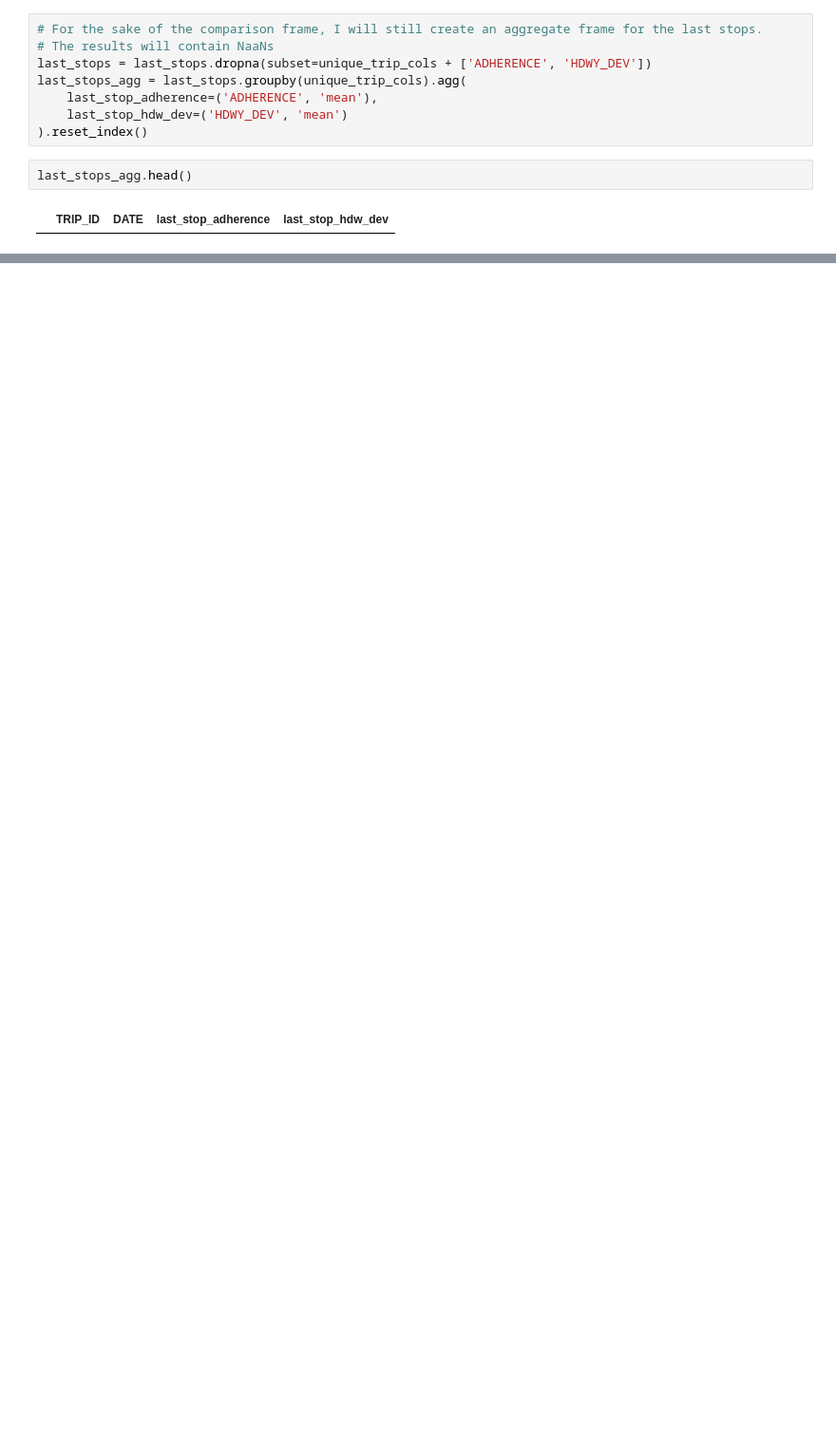
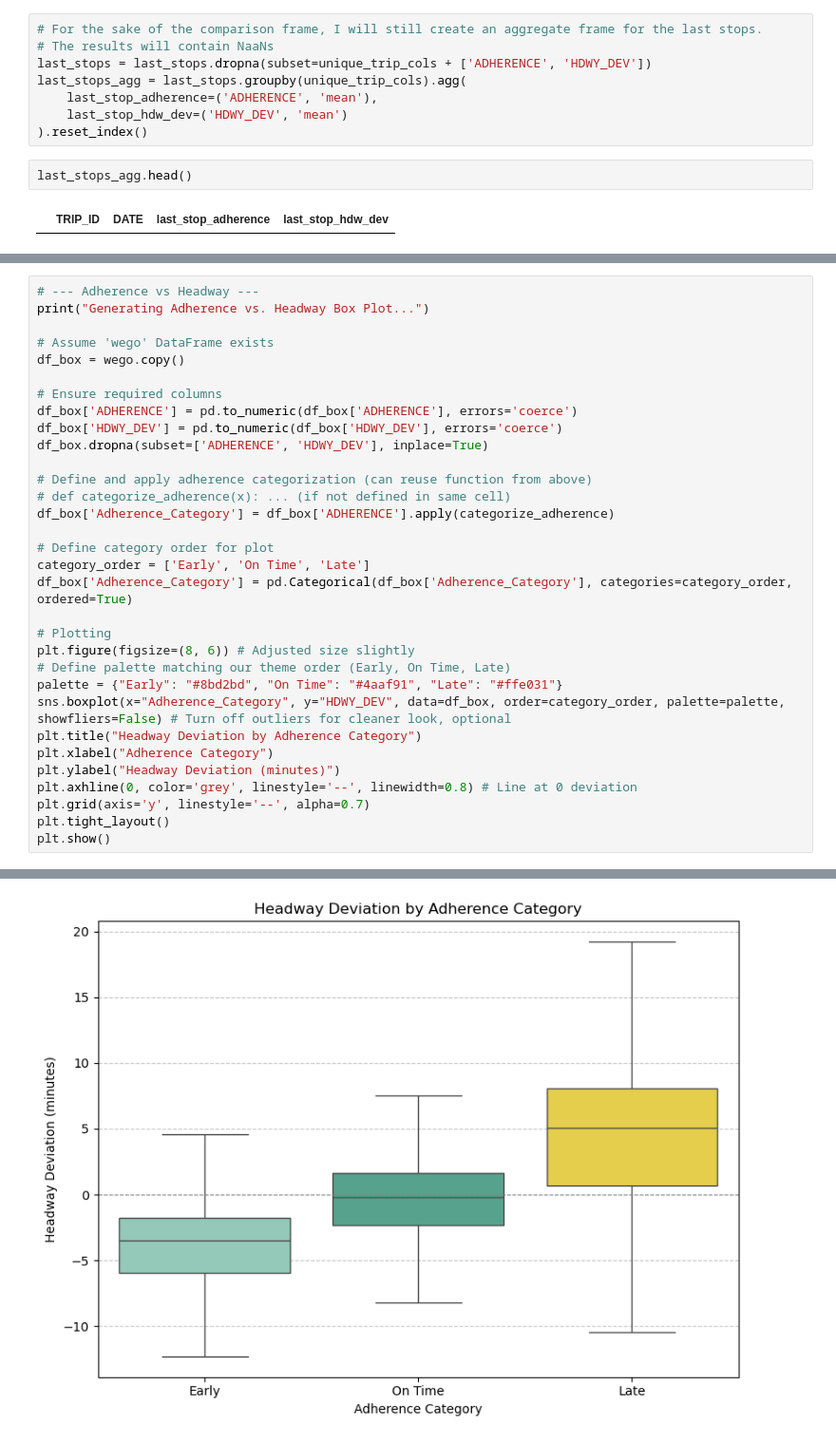
Before and after one commit to NewForce-Cohort-10-Data/wego-git-in-the-room-where-it-happens, a Jupyter notebook: notebooks/WeGo Data Introduction.ipynb, the cells around one changed output, grey strips where cells are left out. Shown: that part at 95% size. Saved outputs shown, nothing was run; the diff lists cells and outputs as text; blank space fills up the shorter version.

```diff
--- a/notebooks/WeGo Data Introduction.ipynb
+++ b/notebooks/WeGo Data Introduction.ipynb
@@ -392,0 +788,33 @@ Correlation between first stop adherence and last stop adherence: 0.451
+# %%
+# --- Adherence vs Headway ---
+print("Generating Adherence vs. Headway Box Plot...")
+
+# Assume 'wego' DataFrame exists
+df_box = wego.copy()
+
+# Ensure required columns
+df_box['ADHERENCE'] = pd.to_numeric(df_box['ADHERENCE'], errors='coerce')
+df_box['HDWY_DEV'] = pd.to_numeric(df_box['HDWY_DEV'], errors='coerce')
+df_box.dropna(subset=['ADHERENCE', 'HDWY_DEV'], inplace=True)
+
+# Define and apply adherence categorization (can reuse function from above)
+# def categorize_adherence(x): ... (if not defined in same cell)
+df_box['Adherence_Category'] = df_box['ADHERENCE'].apply(categorize_adherence)
+
+# Define category order for plot
+category_order = ['Early', 'On Time', 'Late']
+df_box['Adherence_Category'] = pd.Categorical(df_box['Adherence_Category'], categories=category_order, ordered=True)
+
+# Plotting
+plt.figure(figsize=(8, 6)) # Adjusted size slightly
+# Define palette matching our theme order (Early, On Time, Late)
+palette = {"Early": "#8bd2bd", "On Time": "#4aaf91", "Late": "#ffe031"}
+sns.boxplot(x="Adherence_Category", y="HDWY_DEV", data=df_box, order=category_order, palette=palette, showfliers=False) # Turn off outliers for cleaner look, optional
+plt.title("Headway Deviation by Adherence Category")
+plt.xlabel("Adherence Category")
+plt.ylabel("Headway Deviation (minutes)")
+plt.axhline(0, color='grey', linestyle='--', linewidth=0.8) # Line at 0 deviation
+plt.grid(axis='y', linestyle='--', alpha=0.7)
+plt.tight_layout()
+plt.show()
+# %% [output]
@@ -392,0 +825 @@ Correlation between first stop adherence and last stop adherence: 0.451
+[figure, added]
```
Also changed, not shown: parts of 14 cells of this notebook, 4 other files.
